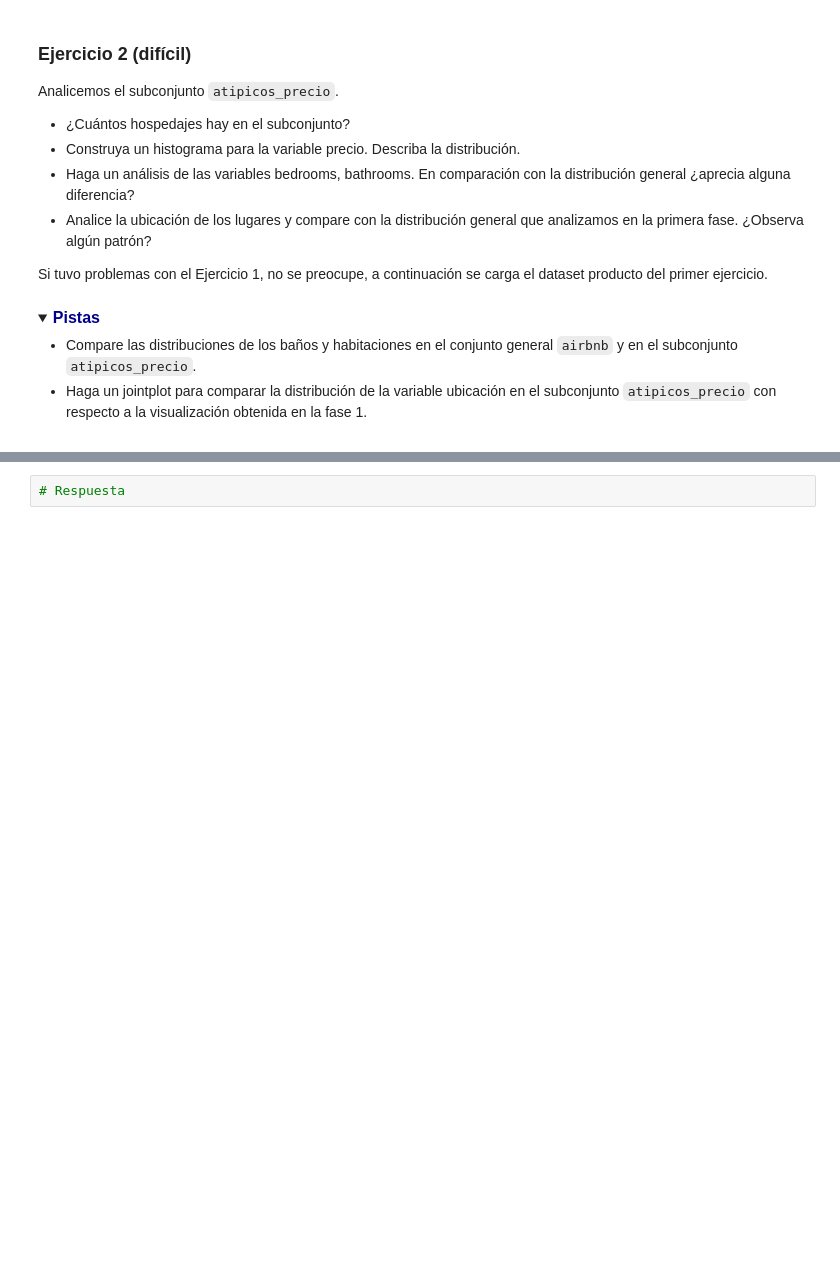
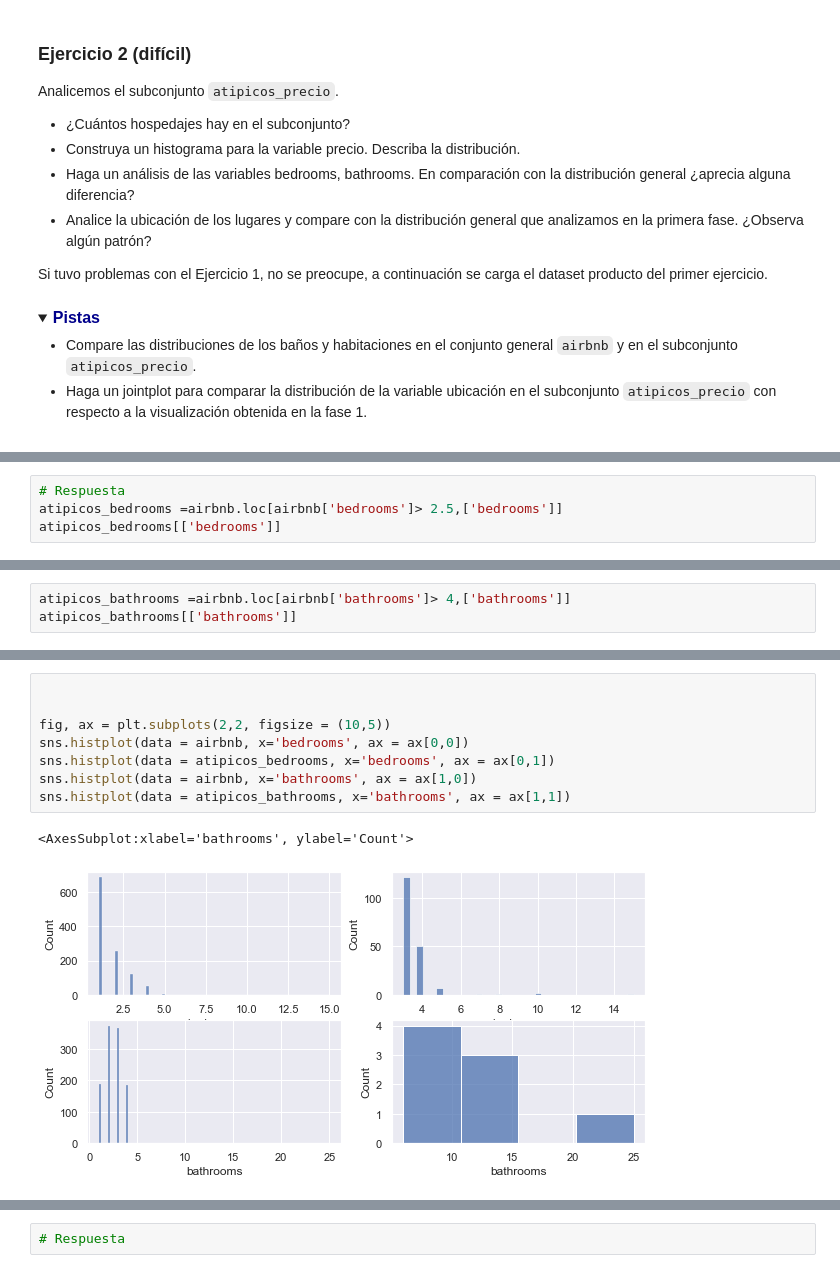
Before and after one commit to chris78rey/DIPLOM_BIGDATA, a Jupyter notebook: deberes/modulo04/talleres guiados/Fase_2_Limpieza_y_transformación_Estudiantes.ipynb, the cells around one changed output, grey strips where cells are left out. Cells and saved outputs as stored; diff of their text form; folded sections open; blank space fills up the shorter version.

```diff
--- a/deberes/modulo04/talleres guiados/Fase_2_Limpieza_y_transformación_Estudiantes.ipynb
+++ b/deberes/modulo04/talleres guiados/Fase_2_Limpieza_y_transformación_Estudiantes.ipynb
@@ -204,0 +215,4 @@ Las dimensiones de atipicos_precio son: (1430, 76)
+# %%
+# Respuesta
+atipicos_bedrooms =airbnb.loc[airbnb['bedrooms']> 2.5,['bedrooms']]
+atipicos_bedrooms[['bedrooms']]
@@ -204,0 +233,3 @@ Las dimensiones de atipicos_precio son: (1430, 76)
+# %%
+atipicos_bathrooms =airbnb.loc[airbnb['bathrooms']> 4,['bathrooms']]
+atipicos_bathrooms[['bathrooms']]
@@ -205,3 +246,14 @@ Las dimensiones de atipicos_precio son: (1430, 76)
+# %%
+
+
+fig, ax = plt.subplots(2,2, figsize = (10,5))
+sns.histplot(data = airbnb, x='bedrooms', ax = ax[0,0])
+sns.histplot(data = atipicos_bedrooms, x='bedrooms', ax = ax[0,1])
+sns.histplot(data = airbnb, x='bathrooms', ax = ax[1,0])
+sns.histplot(data = atipicos_bathrooms, x='bathrooms', ax = ax[1,1])
+# %% [output]
+<AxesSubplot:xlabel='bathrooms', ylabel='Count'>
+[figure, added]
 # %% [markdown]
 Esta es la distribución de la ubicación que obtuvimos en la fase anterior.
 
```
Also changed, not shown: parts of 8 cells of this notebook, 1 other file.
